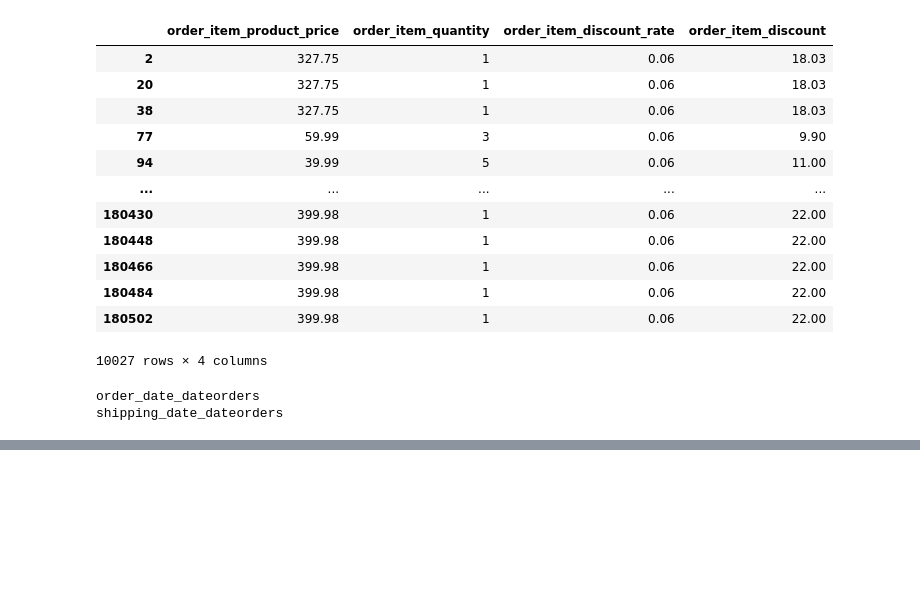
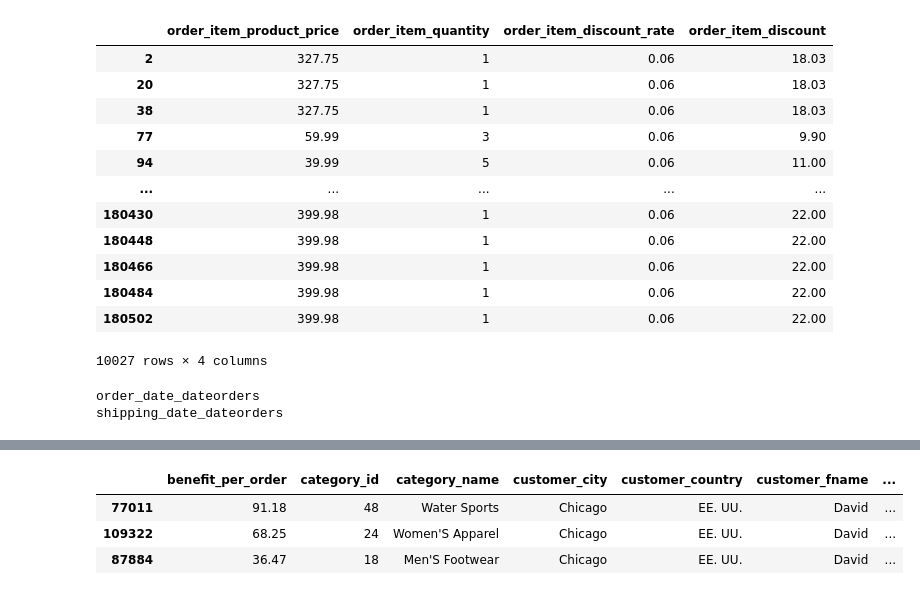
Before and after one commit to Frame3M/supply_chain_etl_project, a Jupyter notebook: notebooks/etl_notebook.ipynb, the cells around one changed output, grey strips where cells are left out. Saved outputs shown, nothing was run; the diff lists cells and outputs as text; code cells hidden in the pictures; blank space fills up the shorter version.

```diff
--- a/notebooks/etl_notebook.ipynb
+++ b/notebooks/etl_notebook.ipynb
@@ -212,0 +215,8 @@ dtype: object
+# %%
+duplicates = clean_df.duplicated(subset=['order_id'], keep=False)
+clean_df[duplicates].sort_values(by='order_id')[clean_df['order_id'] == 2]
+# %% [output]
+|  | benefit_per_order | category_id | category_name | customer_city | customer_country | customer_fname | ... |
+| 77011 | 91.18 | 48 | Water Sports | Chicago | EE. UU. | David | ... |
+| 109322 | 68.25 | 24 | Women'S Apparel | Chicago | EE. UU. | David | ... |
+| 87884 | 36.47 | 18 | Men'S Footwear | Chicago | EE. UU. | David | ... |
```
Also changed, not shown: parts of 10 cells of this notebook, 6 other files.
